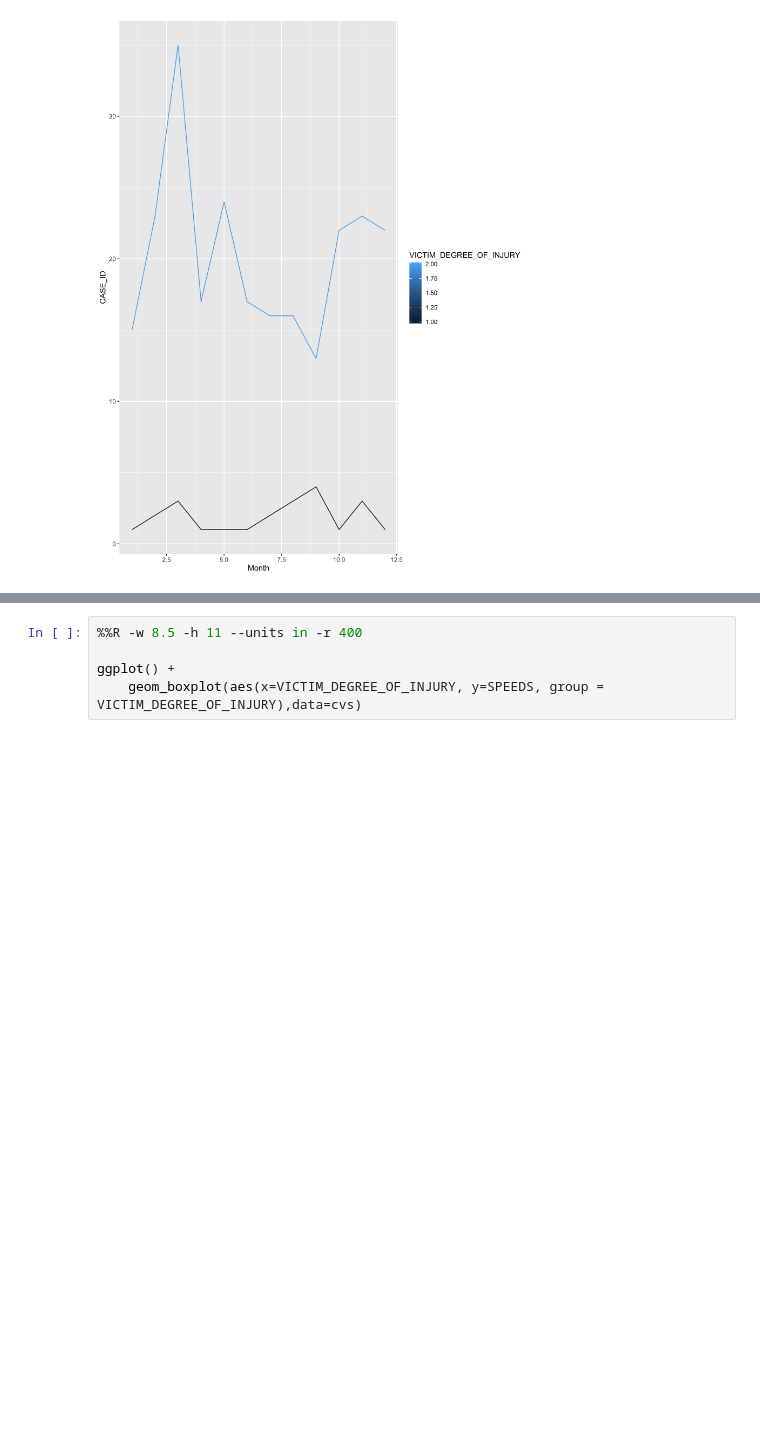
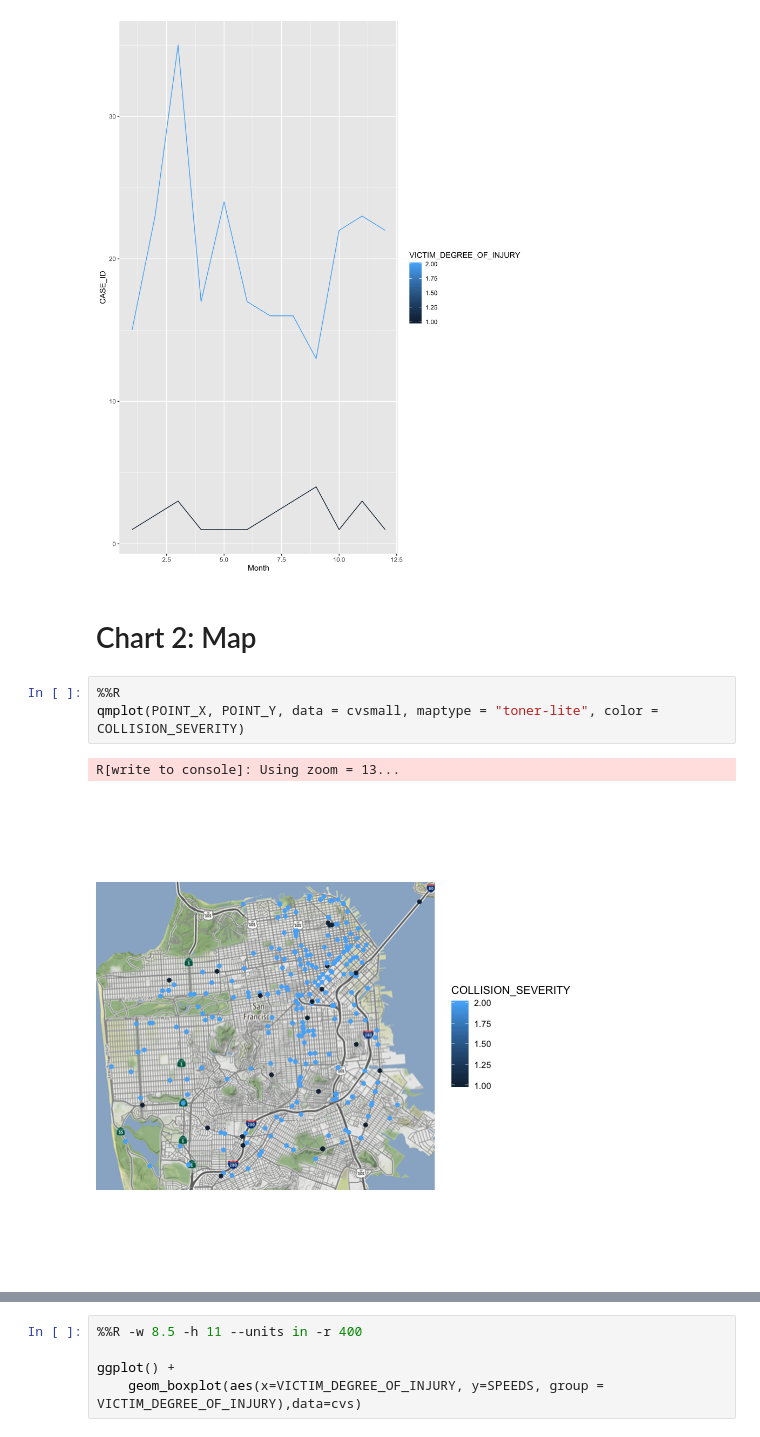
Before and after one commit to zs-barnes/Traffic-Collisions-EDA, a Jupyter notebook: EDA_Viz_Final_Project_Code_v3.ipynb, the cells around one changed output, grey strips where cells are left out. Saved outputs shown, nothing was run; the diff lists cells and outputs as text; blank space fills up the shorter version.

```diff
--- a/EDA_Viz_Final_Project_Code_v3.ipynb
+++ b/EDA_Viz_Final_Project_Code_v3.ipynb
@@ -298,4 +335,12 @@ geom_line(aes(x = Month, y = CASE_ID, group = VICTIM_DEGREE_OF_INJURY, color = V
           data = cvsmall_m, stat = "identity")
 # %% [output]
 [figure]
+# %% [markdown]
+# Chart 2: Map
+# %%
+%%R
+qmplot(POINT_X, POINT_Y, data = cvsmall, maptype = "toner-lite", color = COLLISION_SEVERITY)
+# %% [output]
+R[write to console]: Using zoom = 13...
+[figure, added]
 # %% [markdown]
```
Also changed, not shown: parts of 16 cells of this notebook.
